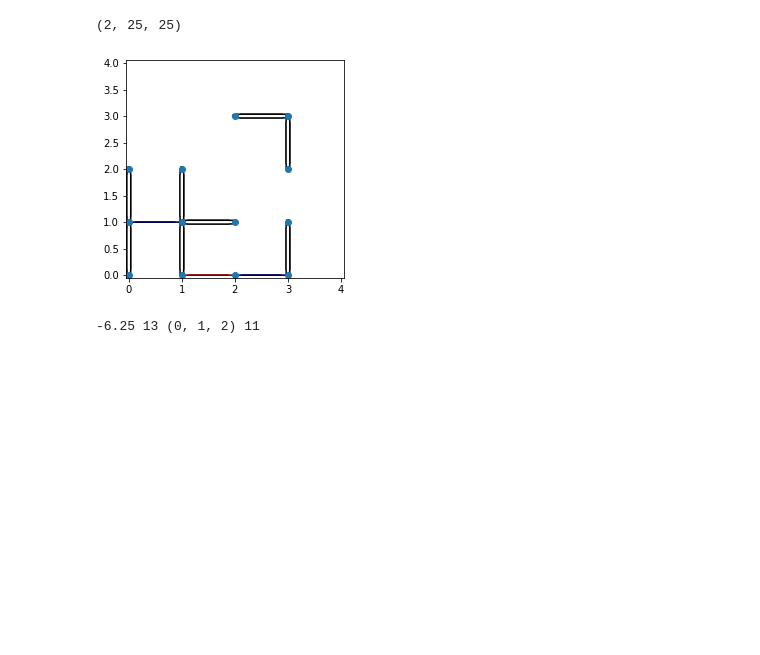
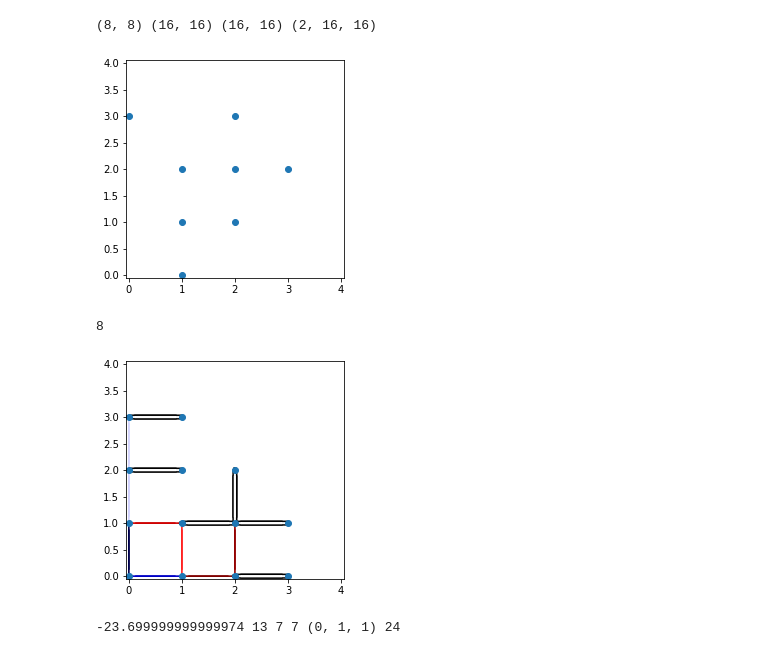
Before and after one commit to p-serna/game_embeddings, a Jupyter notebook: Random_Agent.ipynb, the cells around one changed output. Saved outputs shown, nothing was run; the diff lists cells and outputs as text; code cells hidden in the pictures; blank space fills up the shorter version.

Commit message:
Changed game's step
Now there are two stages, first one is when original spins are included,
second  stage is adding interactions

```diff
--- a/Random_Agent.ipynb
+++ b/Random_Agent.ipynb
@@ -17,20 +10,36 @@ Hint.max()
-# %%
-Memb = 25
-newg = game(Hint, Memb = Memb)
-# %%
-newg.state.shape
-# %% [output]
-(2, 25, 25)
 # %%
 def randomAgent(state, Memb = 25):
-    move = random.randint(3)
+    #move = random.randint(3)
     spin_1 = random.randint(Memb)
     spin_2 = random.randint(4)
-    return (move, spin_1, spin_2)
+    return (0, spin_1, spin_2)
 # %%
 #from pyvirtualdisplay import Display
 #display = Display(visible=0, size=(1400, 900))
 #display.start()
+# %%
+Memb = 16
+
+env = random_connection_game(9,  Memb,
+                             max_consecutive_failures = 50)
+# %%
+state = env.reset()
+print(env.H.shape, env.Hmask.shape, env.Hemb.shape,
+      env.state.shape)
+# %% [output]
+(8, 8) (16, 16) (16, 16) (2, 16, 16)
+# %%
+action = randomAgent(state, Memb)
+state, reward, done =env.step(action)
+score += reward
+
+fig, ax = env.plot()
+# %% [output]
+[figure, added]
+# %%
+env.nS
+# %% [output]
+8
 # %%
 # Reset!
 Memb = 16
@@ -52,9 +61,9 @@ for j in range(2000):
 
     fig, ax = env.plot()
     plt.show()
-    print(score, env.N, action, env.terms_left)
+    print(score, env.N, env.N0,env.nS,action, env.terms_left)
     if done >0:
         break
 # %% [output]
-[figure, old version]
+[figure, new version]
--6.25 13 (0, 1, 2) 11
+-23.699999999999974 13 7 7 (0, 1, 1) 24
```
Also changed, not shown: parts of 2 cells of this notebook, 3 other files.
